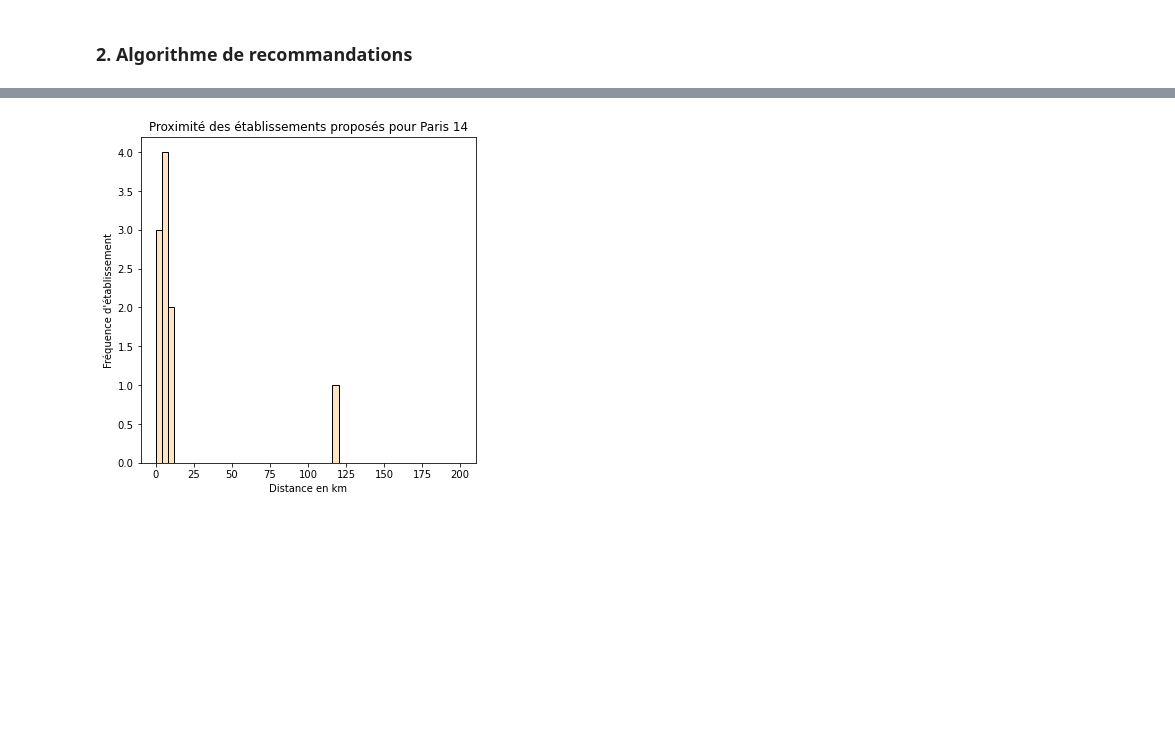
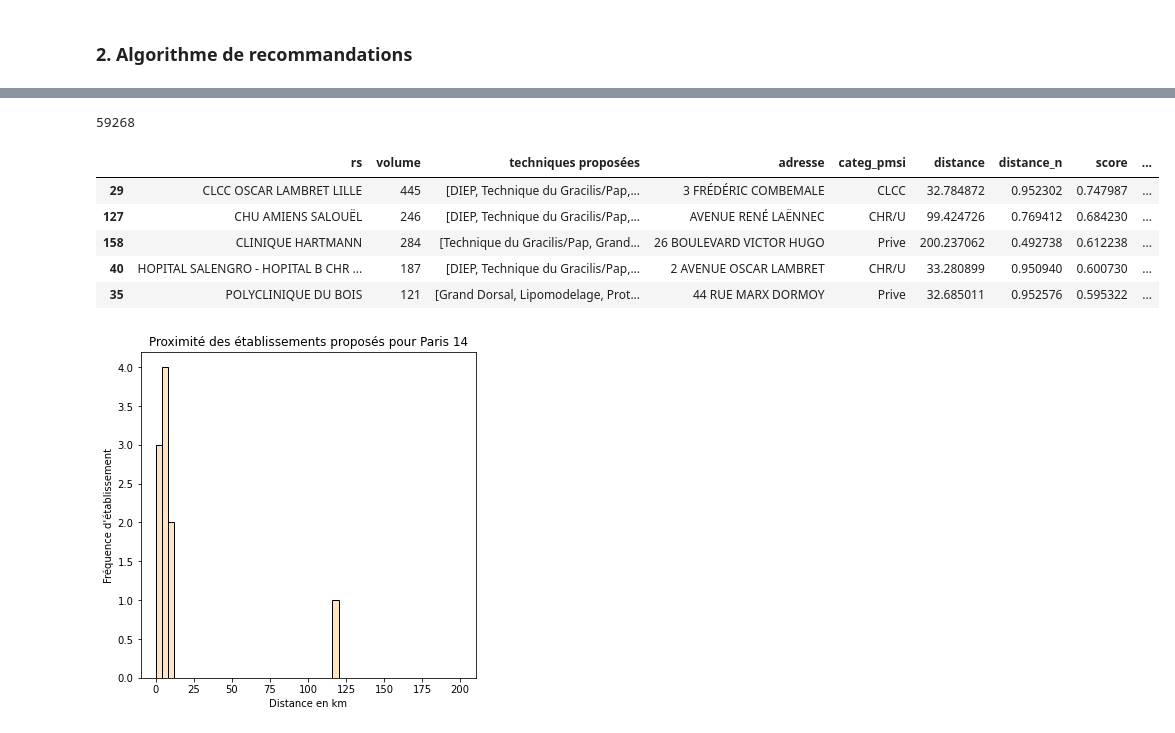
Before and after one commit to FontierZoe/Ma-reconstruction-mammire, a Jupyter notebook: notebooks/Algorithme de recommandation des centres de soins.ipynb, the cells around one changed output, grey strips where cells are left out. Cells and saved outputs as stored; diff of their text form; code cells hidden in the pictures; blank space fills up the shorter version.

```diff
--- a/notebooks/Algorithme de recommandation des centres de soins.ipynb
+++ b/notebooks/Algorithme de recommandation des centres de soins.ipynb
@@ -70,2 +94,2 @@ f.close()
 # %%
-distance=distance.loc[distance['finess_geo'].isin(etablissement)]
+distance_completed=distance_completed.loc[distance['finess_geo'].isin(etablissement)]
@@ -94,7 +122,7 @@ score_all_ajust_n              float64
 dtype: object
 # %%
 #table de transition code postal, code commune
-code_postal=pd.read_csv('laposte_hexasmal.csv', encoding="latin", dtype={"finess_geo":str, "Code_commube_INSEE":str, "Code_postal":str}, sep=";", )
+code_postal=pd.read_csv('/Users/zoefontier/Desktop/01.Chirurgie reconstructive/01.data/ma-reconstruction-mammaire/data/laposte_hexasmal.csv', encoding="latin", dtype={"finess_geo":str, "Code_commube_INSEE":str, "Code_postal":str}, sep=";", )
 # %%
 code_postal.head()
 # %% [output]
@@ -206,7 +237,7 @@ def recommandation(code, commune, i):
     print(code_commune)
 
     #chercher le code commune dans la base "distance"
-    df_algo=distance.loc[distance["code_commune"]==code_commune]
+    df_algo=distance_completed.loc[distance_completed["code_commune"]==code_commune]
 
     #merge avec les infos des établissements
     df_algo=pd.merge(df_algo, variable, left_on='finess_geo',right_on="finessGeoDP", how="inner")
@@ -249,3 +262,16 @@ recommandation_Paris14
+# %%
+recommandation_Lille=recommandation("59253","LA GORGUE", 5)
+# %% [output]
+59268
+# %%
+recommandation_Lille
+# %% [output]
+|  | rs | volume | techniques proposées | adresse | categ_pmsi | distance | distance_n | score | ... |
+| 29 | CLCC OSCAR LAMBRET LILLE | 445 | [DIEP, Technique du Gracilis/Pap,... | 3 FRÉDÉRIC COMBEMALE | CLCC | 32.784872 | 0.952302 | 0.747987 | ... |
+| 127 | CHU AMIENS SALOUËL | 246 | [DIEP, Technique du Gracilis/Pap,... | AVENUE RENÉ LAËNNEC | CHR/U | 99.424726 | 0.769412 | 0.684230 | ... |
+| 158 | CLINIQUE HARTMANN | 284 | [Technique du Gracilis/Pap, Grand... | 26 BOULEVARD VICTOR HUGO | Prive | 200.237062 | 0.492738 | 0.612238 | ... |
+| 40 | HOPITAL SALENGRO - HOPITAL B CHR ... | 187 | [DIEP, Technique du Gracilis/Pap,... | 2 AVENUE OSCAR LAMBRET | CHR/U | 33.280899 | 0.950940 | 0.600730 | ... |
+| 35 | POLYCLINIQUE DU BOIS | 121 | [Grand Dorsal, Lipomodelage, Prot... | 44 RUE MARX DORMOY | Prive | 32.685011 | 0.952576 | 0.595322 | ... |
 # %%
 #distribution moyenne des scores et des variables
 
```
Also changed, not shown: parts of 19 cells of this notebook, 5 other files.
